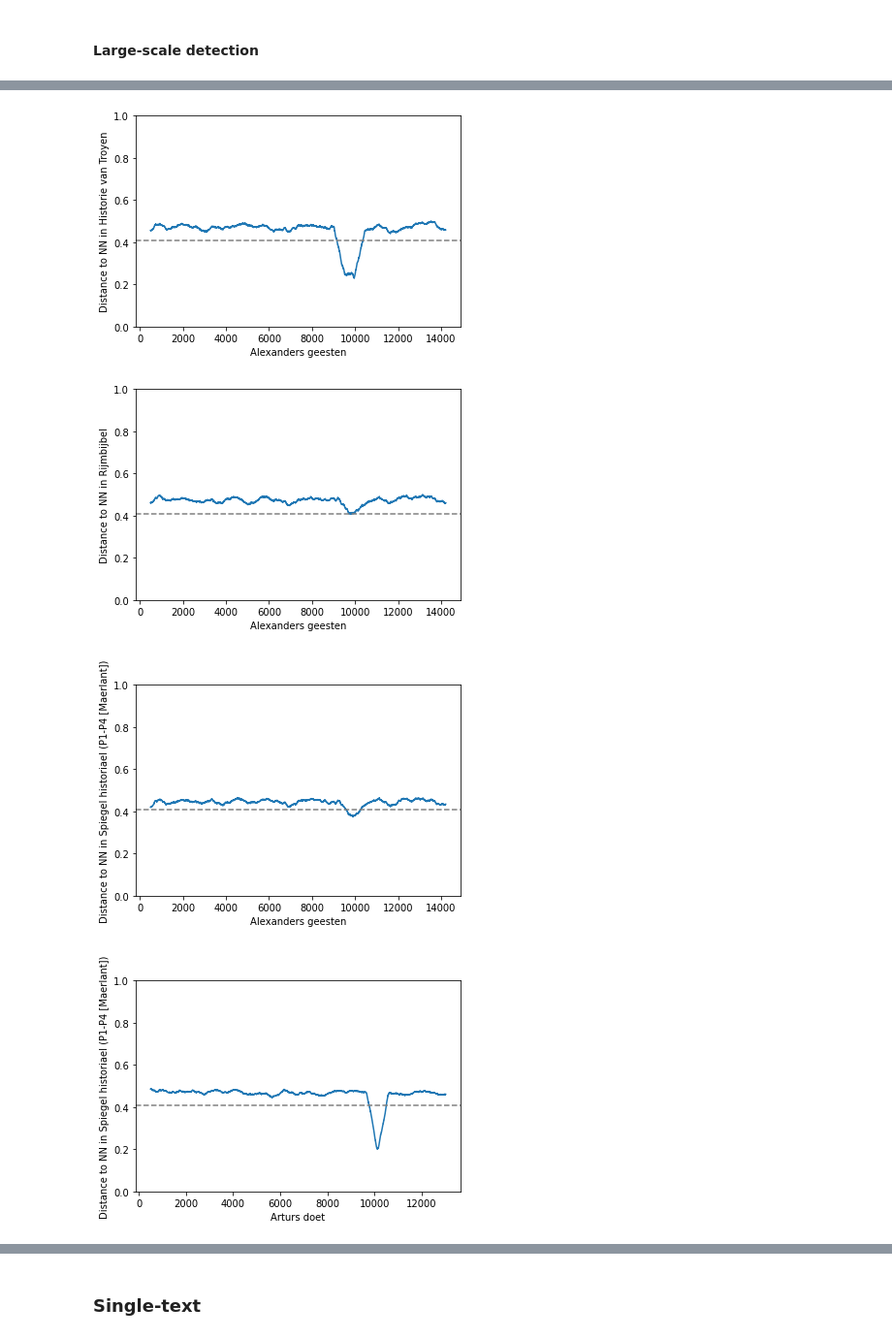
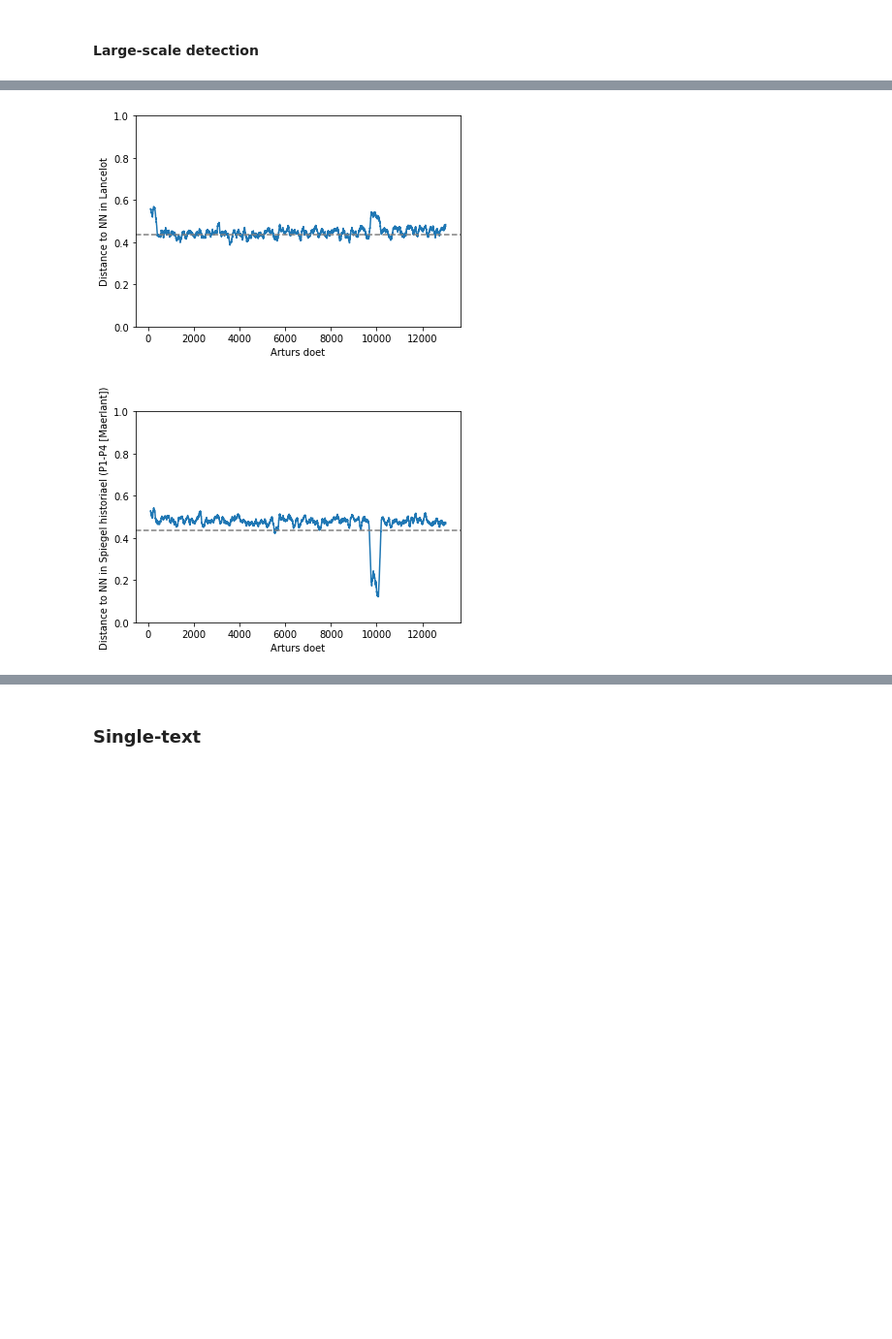
Before and after one commit to mikekestemont/zwerfverzen, a Jupyter notebook: notebooks/intertext.ipynb, the cells around one changed output, grey strips where cells are left out. Shown at 97% size. Cells and saved outputs as stored; diff of their text form; code cells hidden in the pictures; blank space fills up the shorter version.

```diff
--- a/notebooks/intertext.ipynb
+++ b/notebooks/intertext.ipynb
@@ -347,0 +399,22 @@ for p, gr in scores.groupby('param'):
+# %%
+vec = TfidfVectorizer(max_features=40000, min_df=2,
+                      token_pattern=r"(?u)\b\w+\b")
+vec.fit(df['lemmas'])
+relevances, distances = precision_recall(df, meta, vec, rhyme_weight=optim_rw)
+distances = 1 - np.array(distances)
+precisions, recalls, thresholds = precision_recall_curve(relevances, distances)
+f1s = (2 * precisions * recalls) / (precisions + recalls)
+
+max_f1_idx = np.array(f1s).argmax()
+max_f1 = f1s[max_f1_idx]
+max_f1_th = thresholds[max_f1_idx]
+print(f'max(f1)={round(max_f1, 4)} @ theta={round(max_f1_th, 4)}')
+
+plt.plot(thresholds, precisions[:-1], label='precision')
+plt.plot(thresholds, recalls[:-1], label='recall')
+plt.plot(thresholds, f1s[:-1], label='F1')
+plt.axvline(max_f1_th, ls='--', c='darkgrey')
+plt.gca().set_xlabel('theta')
+plt.gca().legend()
+plt.title(f'max(f1)={round(max_f1, 4)} @ theta={round(max_f1_th, 4)}')
+plt.tight_layout()
@@ -352,7 +426,3 @@ Refit relevant bits:
-# %%
-vec = TfidfVectorizer(max_features=10000, min_df=2, token_pattern=r"(?u)\b\w+\b")
-X = vec.fit_transform(df['lemmas'])
-X.shape
 # %% [markdown]
 #### Well-known cases of intertextual borrowing
 # %%
@@ -386,6 +456,6 @@ def plot_min_distance_nn(t1, t2, min_dists, threshold, rolling_size=1000):
     ax.set_ylabel('Distance to NN in ' + t2)
     return ax
 # %%
-rolling_size, threshold = 1000, 1 - 0.59
+rolling_size, threshold = 1000, 1 - max_f1_th
 print(threshold)
 # %% [output]
@@ -442,7 +512,7 @@ array(['Alexanders geesten', 'Alexiuslegende', 'Anatomie van de mens',
        'Merlijn-continuatie'], dtype=object)
 # %%
 results = []
-for t1, t2 in tqdm(list(product(chiv_titles, chiv_titles))):
+for t1, t2 in tqdm(product(['Arturs doet'], chiv_titles)):
     if t1 == t2:
         continue
     results.append((t1, t2, distance_nn(t1, t2, batch_size=10000)))
@@ -468,11 +536,9 @@ results
 # %%
-rolling_size = 500
+rolling_size = 100
 for _, r in results.iterrows():
     if np.any(r['nn'].rolling(rolling_size).mean() < threshold):
         plot_min_distance_nn(r['t1'], r['t2'], r['nn'],
                          threshold=threshold, rolling_size=rolling_size);
 # %% [output]
-[figure, old version]
+[figure, new version]
-[figure, old version]
+[figure, new version]
-[figure, removed]
-[figure, removed]
```
Also changed, not shown: parts of 24 cells of this notebook.
